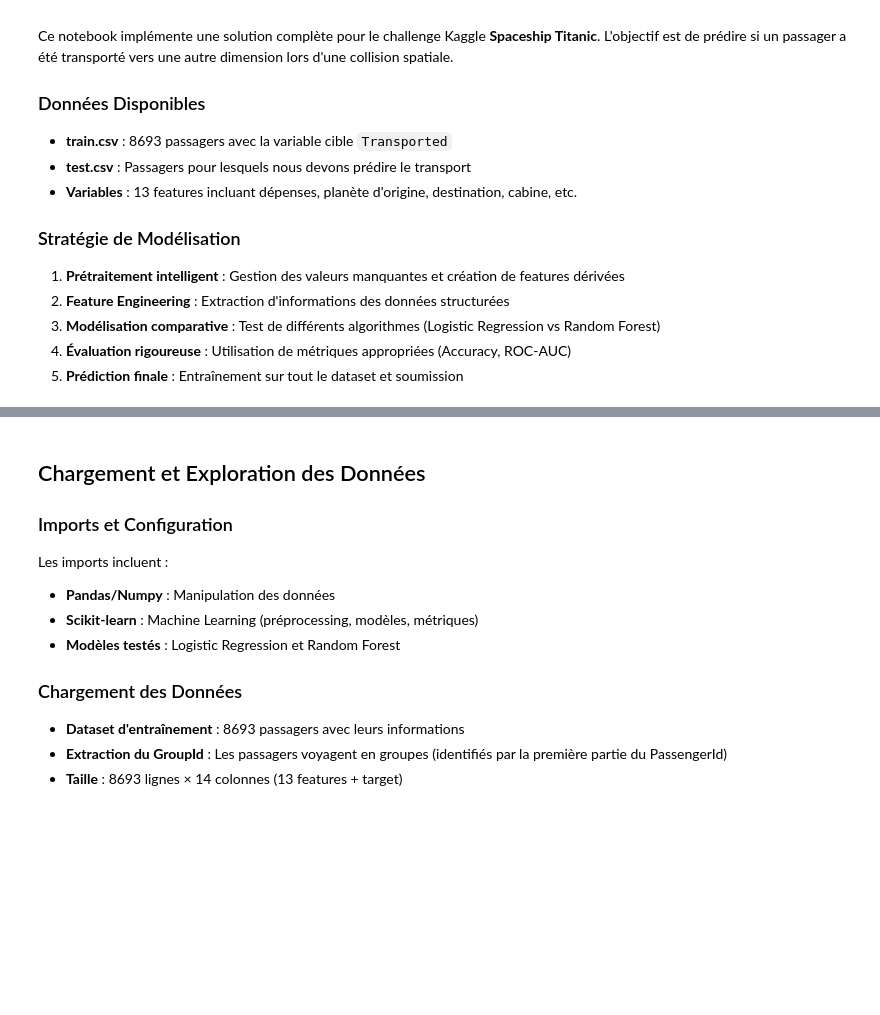
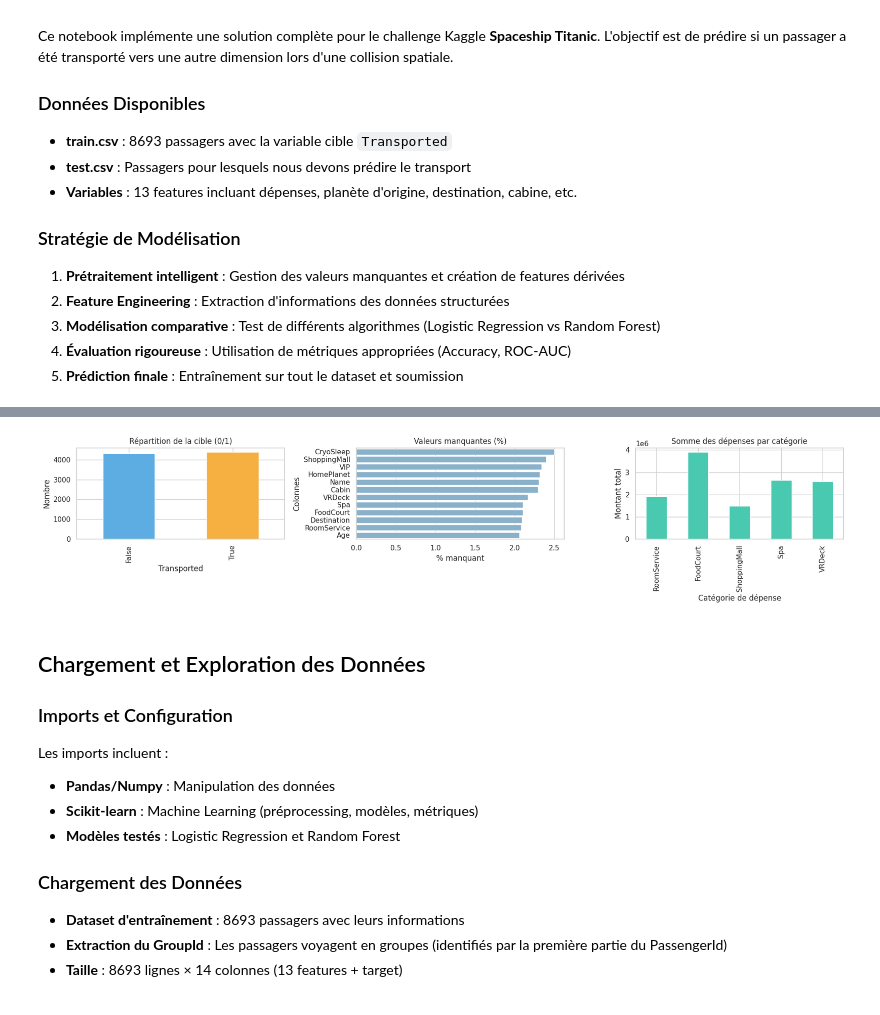
Before and after one commit to VictorSulivan/pythonNotebookTitanic, a Jupyter notebook: prediction_spaceship_titanic.ipynb, the cells around one changed output, grey strips where cells are left out. Saved outputs shown, nothing was run; the diff lists cells and outputs as text; code cells hidden in the pictures; blank space fills up the shorter version.

Commit message:
add graph

```diff
--- a/prediction_spaceship_titanic.ipynb
+++ b/prediction_spaceship_titanic.ipynb
@@ -37,3 +51,38 @@ Train: (8693, 15)
+# %%
+# Affichages: Setup visualisation et vue globale
+import warnings
+warnings.filterwarnings('ignore')
+import matplotlib.pyplot as plt
+import seaborn as sns
+
+# Style par défaut
+sns.set(style='whitegrid', context='notebook')
+
+# Aperçu rapide des données et de la cible
+fig, axes = plt.subplots(1, 3, figsize=(18, 4))
+train_df['Transported'].value_counts().sort_index().plot(kind='bar', ax=axes[0], color=['#5DADE2', '#F5B041'])
+axes[0].set_title('Répartition de la cible (0/1)')
+axes[0].set_xlabel('Transported')
+axes[0].set_ylabel('Nombre')
+
+# Valeurs manquantes (% top 12)
+missing_pct = train_df.isna().mean().sort_values(ascending=False)[:12]
+sns.barplot(x=missing_pct.values * 100, y=missing_pct.index, ax=axes[1], color='#7FB3D5')
+axes[1].set_title('Valeurs manquantes (%)')
+axes[1].set_xlabel('% manquant')
+axes[1].set_ylabel('Colonnes')
+
+# Aperçu dépenses brutes
+expense_cols = ['RoomService','FoodCourt','ShoppingMall','Spa','VRDeck']
+train_df[expense_cols].fillna(0).sum().plot(kind='bar', ax=axes[2], color='#48C9B0')
+axes[2].set_title('Somme des dépenses par catégorie')
+axes[2].set_xlabel('Catégorie de dépense')
+axes[2].set_ylabel('Montant total')
+
+plt.tight_layout()
+plt.show()
+# %% [output]
+[figure, added]
 # %% [markdown]
 ## Chargement et Exploration des Données
 
```
Also changed, not shown: parts of 9 cells of this notebook.
